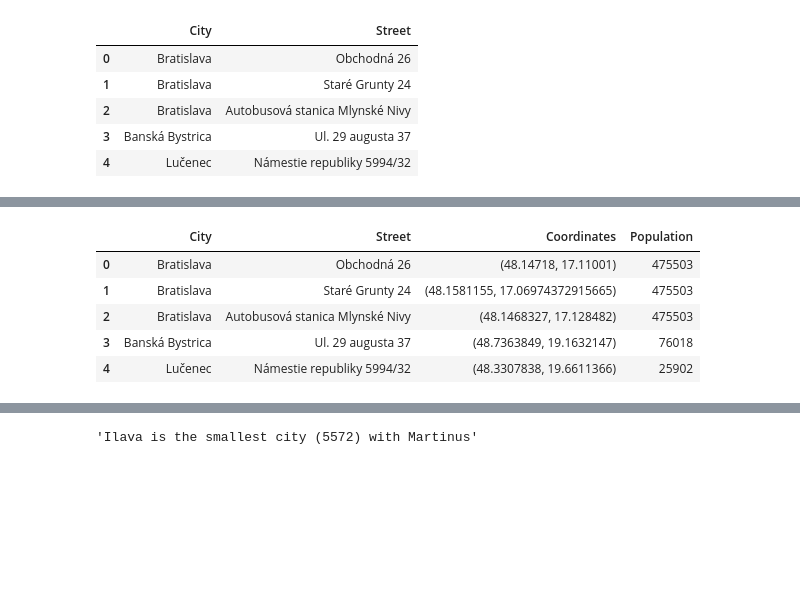
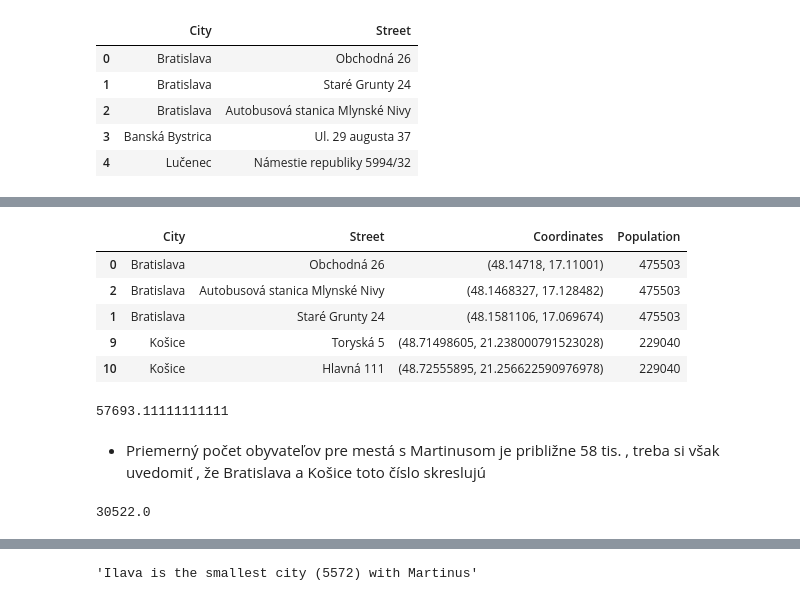
Before and after one commit to MarekFilo/Martinus-Knihkupectva-Analyza, a Jupyter notebook: main.ipynb, the cells around one changed output, grey strips where cells are left out. Cells and saved outputs as stored; diff of their text form; code cells hidden in the pictures; blank space fills up the shorter version.

```diff
--- a/main.ipynb
+++ b/main.ipynb
@@ -273,11 +322,23 @@ add_marker_to_map(df_cities_w_Martinus["Coordinates"], "red", martinus_map)
 # %%
 df_cities_w_Martinus = pd.merge(df_cities_w_Martinus, df_cities, on="City", how="left")
 
-df_cities_w_Martinus.head()
+df_cities_w_Martinus.sort_values("Population", ascending=False).head()
 # %% [output]
 |  | City | Street | Coordinates | Population |
 | 0 | Bratislava | Obchodná 26 | (48.14718, 17.11001) | 475503 |
-| 1 | Bratislava | Staré Grunty 24 | (48.1581155, 17.06974372915665) | 475503 |
 | 2 | Bratislava | Autobusová stanica Mlynské Nivy | (48.1468327, 17.128482) | 475503 |
-| 3 | Banská Bystrica | Ul. 29 augusta 37 | (48.7363849, 19.1632147) | 76018 |
-| 4 | Lučenec | Námestie republiky 5994/32 | (48.3307838, 19.6611366) | 25902 |
+| 1 | Bratislava | Staré Grunty 24 | (48.1581106, 17.069674) | 475503 |
+| 9 | Košice | Toryská 5 | (48.71498605, 21.238000791523028) | 229040 |
+| 10 | Košice | Hlavná 111 | (48.72555895, 21.256622590976978) | 229040 |
+# %%
+df_for_plotting = df_cities_w_Martinus.drop_duplicates(subset=["City"])
+
+df_for_plotting["Population"].mean()
+# %% [output]
+57693.11111111111
+# %% [markdown]
+- Priemerný počet obyvateľov pre mestá s Martinusom je približne 58 tis. , treba si však uvedomiť , že Bratislava a Košice toto číslo skreslujú
+# %%
+df_for_plotting["Population"].median()
+# %% [output]
+30522.0
```
Also changed, not shown: parts of 37 cells of this notebook.
